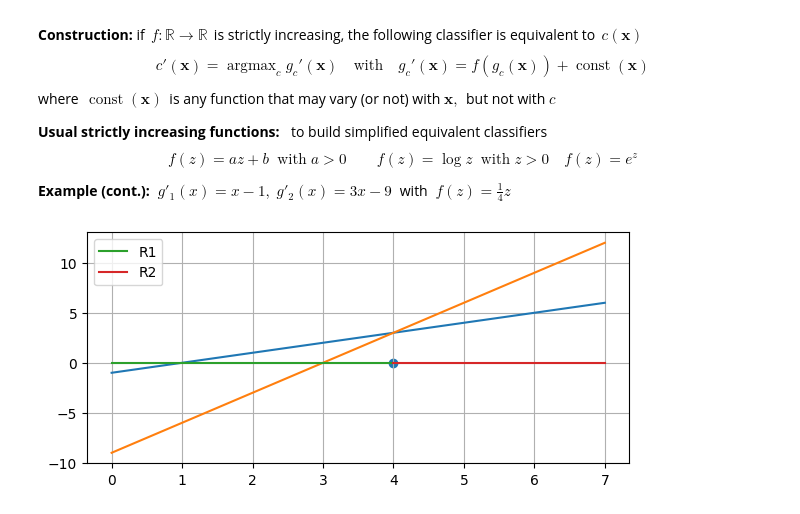
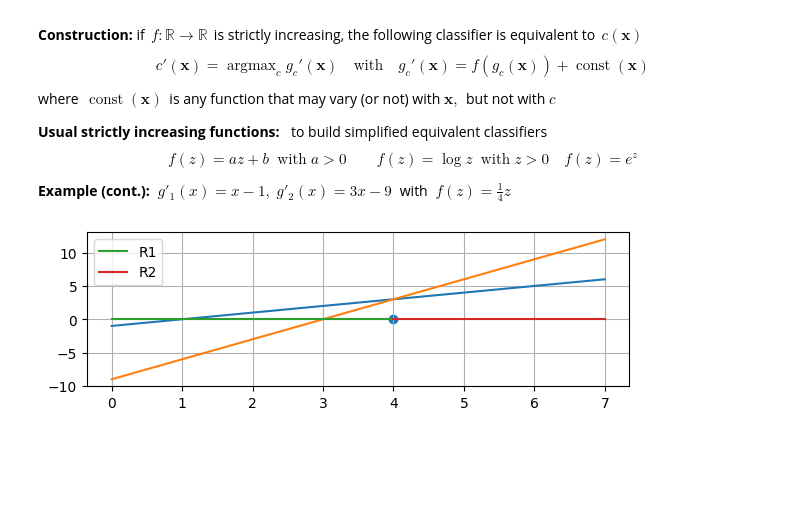
Before and after one commit to jorcisai/SIN, a Jupyter notebook: block2/U2 Supervised learning - Logistic regression/2.1_Discriminant_functions.ipynb, the cells around one changed output. Saved outputs shown, nothing was run; the diff lists cells and outputs as text; code cells hidden in the pictures; blank space fills up the shorter version.

```diff
--- a/block2/U2 Supervised learning - Logistic regression/2.1_Discriminant_functions.ipynb
+++ b/block2/U2 Supervised learning - Logistic regression/2.1_Discriminant_functions.ipynb
@@ -100,7 +112,7 @@ $$f(z)=az+b\;\;\text{with}\;a>0%
 # %%
 import numpy as np; import matplotlib.pyplot as plt
 g1 = lambda x: x-1; g2 = lambda x: 3*x-9; x = np.linspace(0, 7, 2)
-plt.figure(figsize=(7, 3)); plt.grid(); plt.plot(x, g1(x), x, g2(x)); plt.scatter(4, 0)
+plt.figure(figsize=(7, 2)); plt.grid(); plt.plot(x, g1(x), x, g2(x)); plt.scatter(4, 0)
 plt.plot((0, 4), (0, 0), label="R1"); plt.plot((4, 7), (0, 0), label="R2"); plt.legend();
 # %% [output]
-[figure, old version]
+[figure, new version]
```
Also changed, not shown: parts of 6 cells of this notebook, 3 other files.
